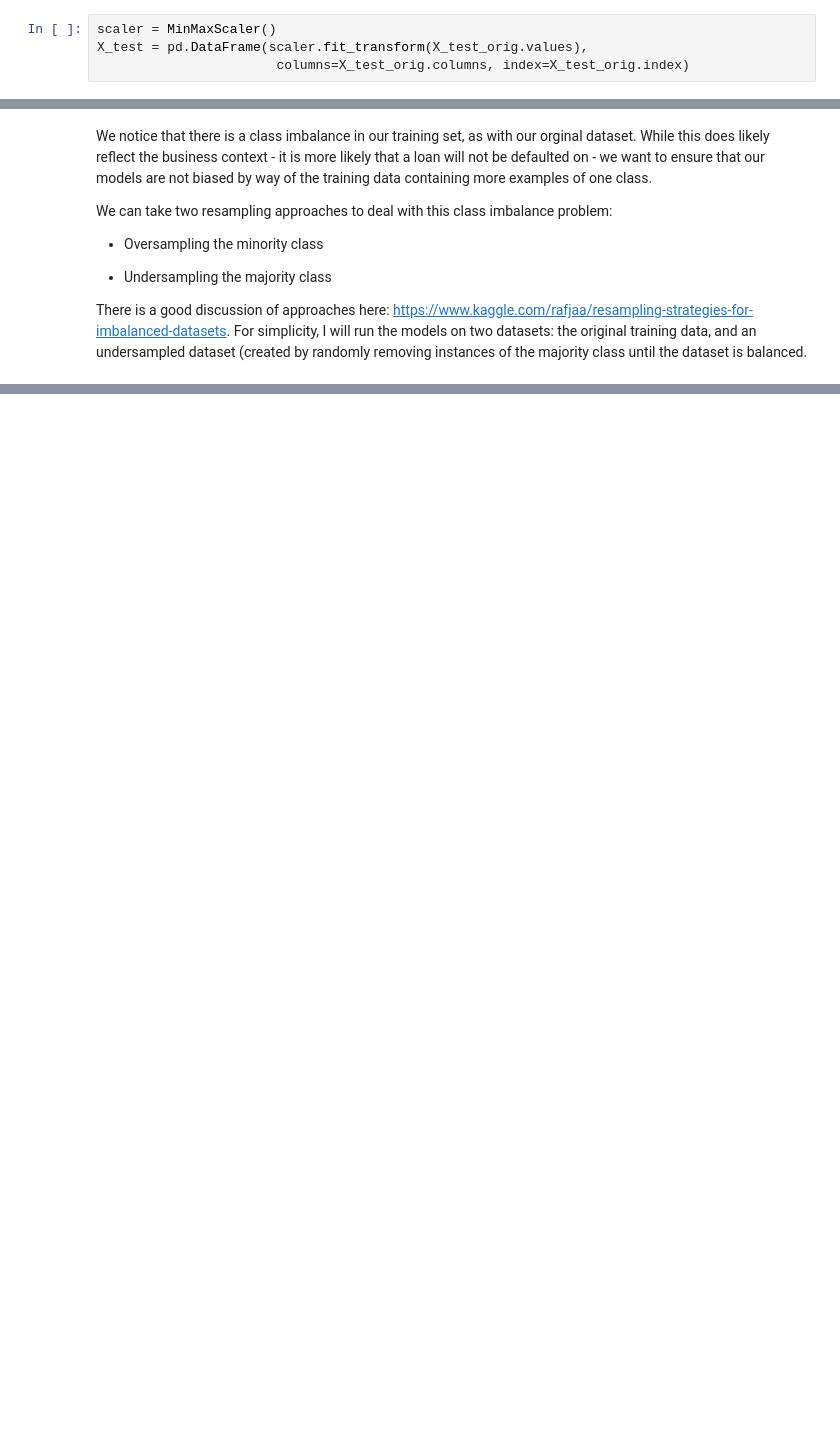
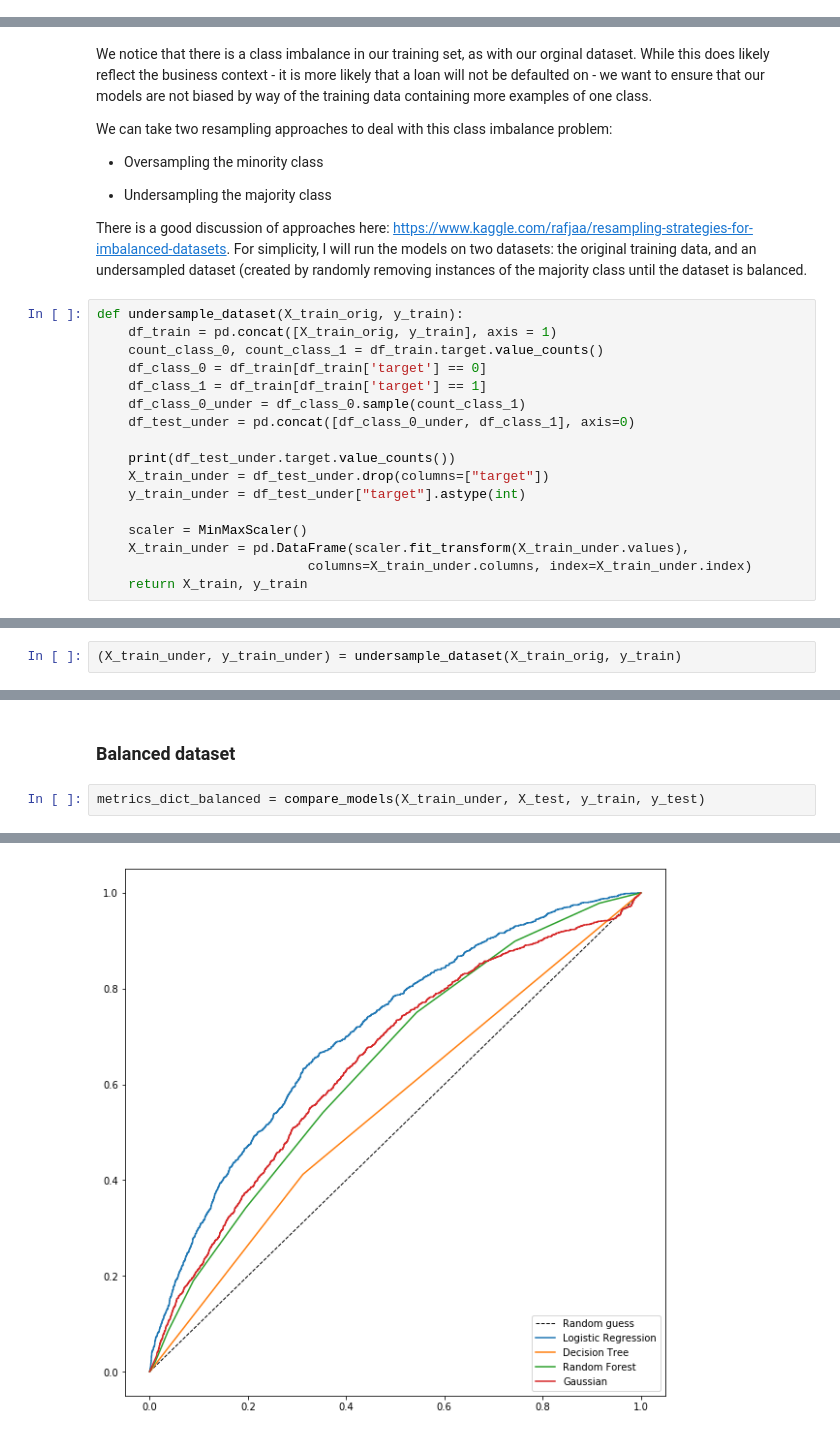
Before and after one commit to andmikey/lendingclub-analysis, a Jupyter notebook: notebooks/exploratory/190914-mandrejc-prediction.ipynb, the cells around one changed output, grey strips where cells are left out. Saved outputs shown, nothing was run; the diff lists cells and outputs as text; blank space fills up the shorter version.

```diff
--- a/notebooks/exploratory/190914-mandrejc-prediction.ipynb
+++ b/notebooks/exploratory/190914-mandrejc-prediction.ipynb
@@ -40,4 +33,0 @@ X_train = pd.DataFrame(scaler.fit_transform(X_train_orig.values),
-# %%
-scaler = MinMaxScaler()
-X_test = pd.DataFrame(scaler.fit_transform(X_test_orig.values),
-                       columns=X_test_orig.columns, index=X_test_orig.index)
@@ -51,6 +48,23 @@ We can take two resampling approaches to deal with this class imbalance problem:
 - Undersampling the majority class
 
 There is a good discussion of approaches here: https://www.kaggle.com/rafjaa/resampling-strategies-for-imbalanced-datasets. For simplicity, I will run the models on two datasets: the original training data, and an undersampled dataset (created by randomly removing instances of the majority class until the dataset is balanced.
+# %%
+def undersample_dataset(X_train_orig, y_train):
+    df_train = pd.concat([X_train_orig, y_train], axis = 1)
+    count_class_0, count_class_1 = df_train.target.value_counts()
+    df_class_0 = df_train[df_train['target'] == 0]
+    df_class_1 = df_train[df_train['target'] == 1]
+    df_class_0_under = df_class_0.sample(count_class_1)
+    df_test_under = pd.concat([df_class_0_under, df_class_1], axis=0)
+
+    print(df_test_under.target.value_counts())
+    X_train_under = df_test_under.drop(columns=["target"])
+    y_train_under = df_test_under["target"].astype(int)
+
+    scaler = MinMaxScaler()
+    X_train_under = pd.DataFrame(scaler.fit_transform(X_train_under.values),
+                           columns=X_train_under.columns, index=X_train_under.index)
+    return X_train, y_train
 # %%
 y_train.value_counts()
 # %% [output]
@@ -78,0 +74,2 @@ Name: target, dtype: int64
+# %%
+(X_train_under, y_train_under) = undersample_dataset(X_train_orig, y_train)
@@ -102,0 +208,5 @@ To evaluate our models, we'll consider the following metrics:
+# %% [markdown]
+### Balanced dataset
+# %%
+metrics_dict_balanced = compare_models(X_train_under, X_test, y_train, y_test)
+# %% [output]
@@ -102,0 +230 @@ To evaluate our models, we'll consider the following metrics:
+[figure, added]
```
Also changed, not shown: parts of 26 cells of this notebook.
